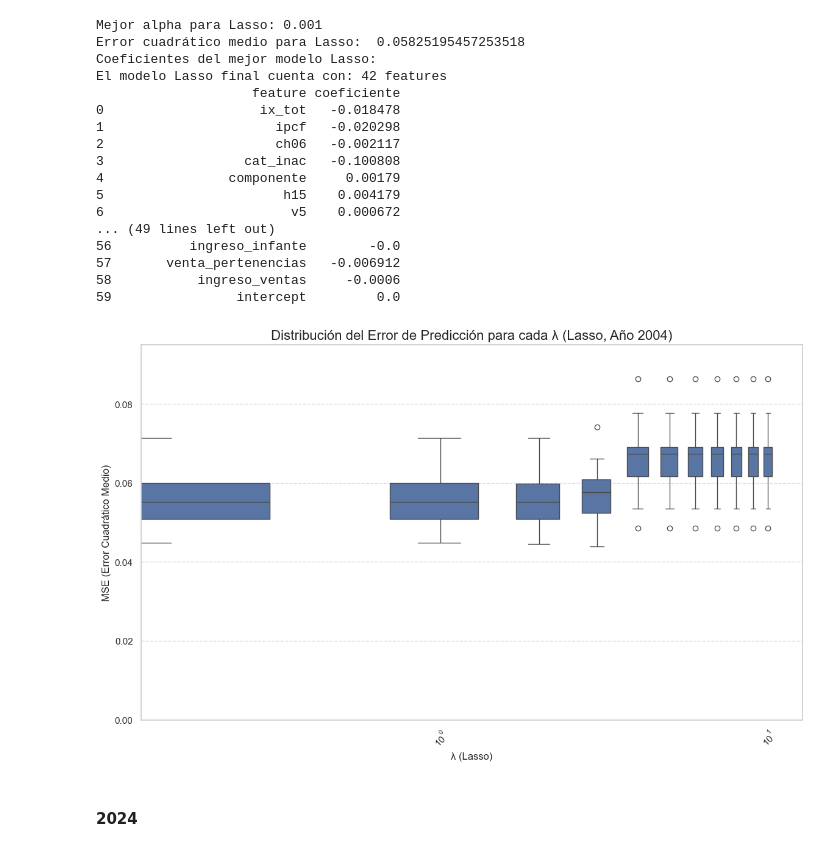
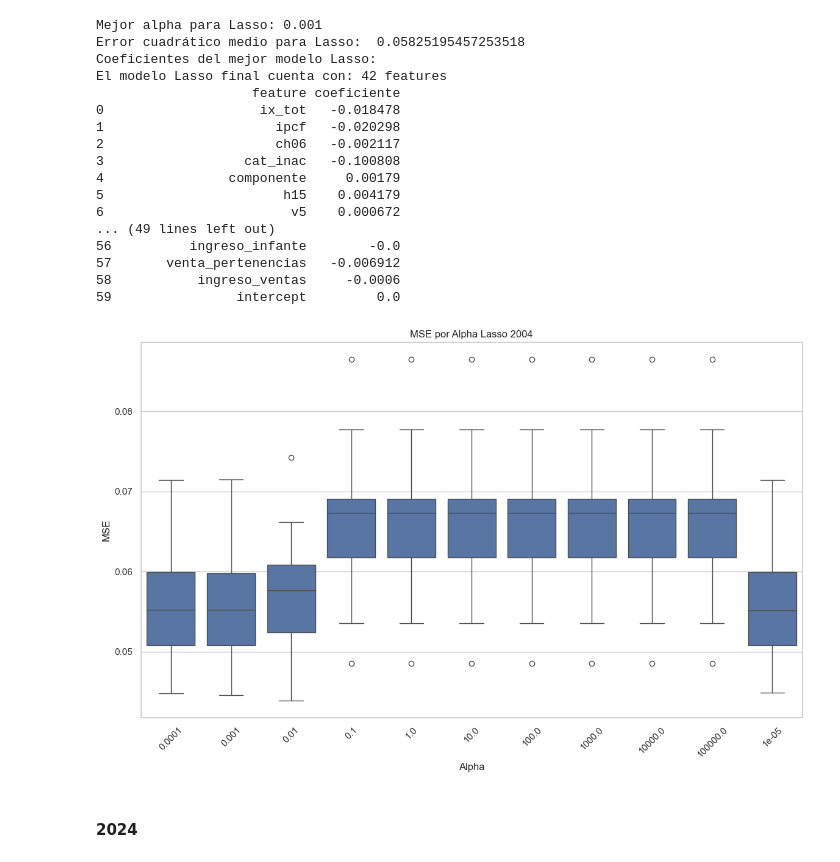
Before and after one commit to AngelaNavajas/CC408-T1-4, a Jupyter notebook: TP4/TP4.ipynb, the cells around one changed output. Saved outputs shown, nothing was run; the diff lists cells and outputs as text; code cells hidden in the pictures.

```diff
--- a/TP4/TP4.ipynb
+++ b/TP4/TP4.ipynb
@@ -1263,40 +1273,47 @@ El modelo Lasso final cuenta con: 42 features
 58           ingreso_ventas     -0.0006
 59                intercept         0.0
 # %%
-# Crear una lista para almacenar los MSE de validación cruzada por cada lambda
-mse_lasso = []
+# Lista para almacenar los errores de cada pliegue por alpha
+errors_lasso_alpha_04 = []
 
-# Calcular el MSE para cada lambda en las particiones de validación cruzada
-for alpha in alphas_lasso:
-    lasso_model = Lasso(alpha=alpha, max_iter=100000, random_state=100)
-    mse_folds = -cross_val_score(
-        lasso_model, X_train_2004_trans, y_train_2004, cv=10, scoring='neg_mean_squared_error'
-    )
-    mse_lasso.append(mse_folds)  # Guardar los MSE de cada partición para el lambda actual
+# Iterar sobre cada alpha y realizar la validación cruzada
+for alpha in alphas_ridge:
+    lasso_2004 = Lasso(alpha=alpha)
 
-# Convertir los resultados a un DataFrame para visualización
-mse_df_lasso = pd.DataFrame({
-    'lambda': np.repeat(alphas_lasso, 10),  # Repetir cada lambda para las 10 particiones
-    'mse': np.concatenate(mse_lasso)       # Concatenar los MSE de todas las particiones
-})
+    # Calcular los errores de validación cruzada (MSE negativo)
+    mse_lasso_fold_04 = -cross_val_score(lasso_2004, X_train_2004_trans, y_train_2004, cv=10, scoring='neg_mean_squared_error')
 
-# Visualizar los resultados con un boxplot
-plt.figure(figsize=(14, 8))
-sns.boxplot(data=mse_df_lasso, x='lambda', y='mse', width=0.6)
+    # Agregar los errores de cada pliegue a la lista
+    for fold_idx, mse in enumerate(mse_lasso_fold_04):
+        errors_lasso_alpha_04.append({
+            'Alpha': alpha,
+            'Fold': fold_idx,
+            'MSE': mse
+        })
 
-# Personalizar el gráfico
-plt.xscale('log')  # Escala logarítmica para λ
-plt.xticks(rotation=45)  # Rotar etiquetas para mejor lectura
-plt.ylim(0, mse_df_lasso['mse'].max() * 1.1)  # Ajustar límites del eje Y
-plt.title('Distribución del Error de Predicción para cada λ (Lasso, Año 2004)', fontsize=16)
-plt.xlabel('λ (Lasso)', fontsize=12)
-plt.ylabel('MSE (Error Cuadrático Medio)', fontsize=12)
-plt.grid(axis='y', linestyle='--', alpha=0.7)
-
-# Mostrar el gráfico
-plt.show()
+# Convertir a DataFrame
+errors_lasso_04 = pd.DataFrame(errors_lasso_alpha_04)
-# %% [output]
-[figure, removed]
+# %%
+# Graficar
+# Asegúrate de que la columna 'Alpha' esté tratada como categórica
+errors_lasso_04['Alpha'] = errors_lasso_04['Alpha'].astype(str)
+
+# Configuración de la visualización
+plt.figure(figsize=(14, 8))
+
+# Box plot con seaborn
+sns.boxplot(x='Alpha', y='MSE', data=errors_lasso_04, order=sorted(errors_lasso_04['Alpha'].unique()))
+
+# Configuración de etiquetas y título
+plt.xlabel('Alpha')
+plt.ylabel('MSE')
+plt.title('MSE por Alpha Lasso 2004')
+
+# Mostrar el gráfico
+plt.xticks(rotation=45)  # Opcional: gira las etiquetas para mejor visibilidad
+plt.show()
+# %% [output]
+[figure, added]
 # %% [markdown]
 #### 2024
 # %%
```
Also changed, not shown: parts of 18 cells of this notebook, 1 other file.
